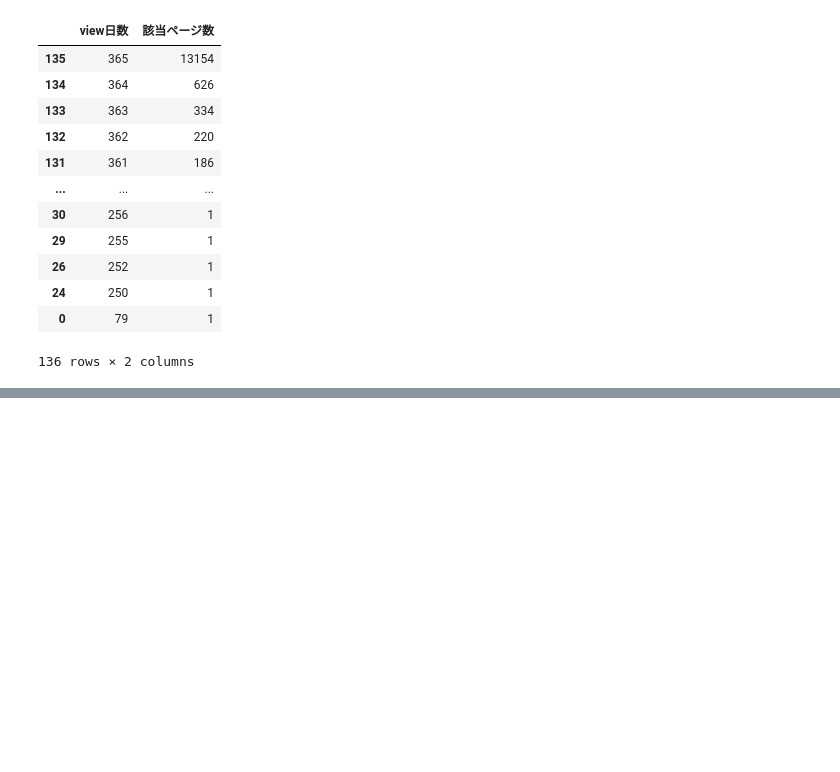
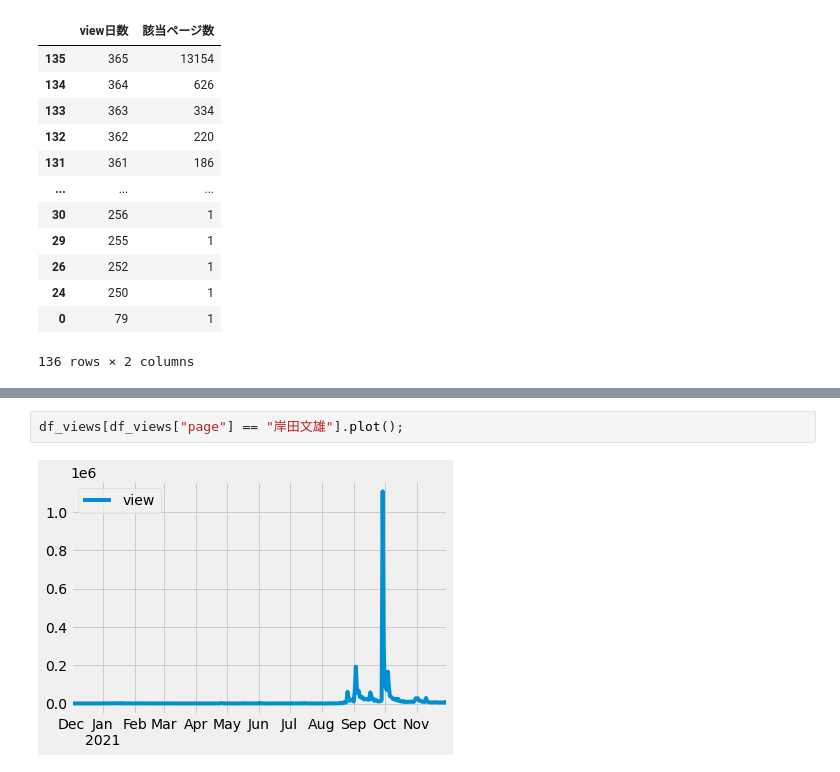
Before and after one commit to sorami/people-map-japan, a Jupyter notebook: preparation/code/3_page_views.ipynb, the cells around one changed output, grey strips where cells are left out. Saved outputs shown, nothing was run; the diff lists cells and outputs as text; blank space fills up the shorter version.

```diff
--- a/preparation/code/3_page_views.ipynb
+++ b/preparation/code/3_page_views.ipynb
@@ -135,0 +196,4 @@ df_count.groupby("view日数").count()\
+# %%
+df_views[df_views["page"] == "岸田文雄"].plot();
+# %% [output]
+[figure, added]
```
Also changed, not shown: parts of 17 cells of this notebook.
